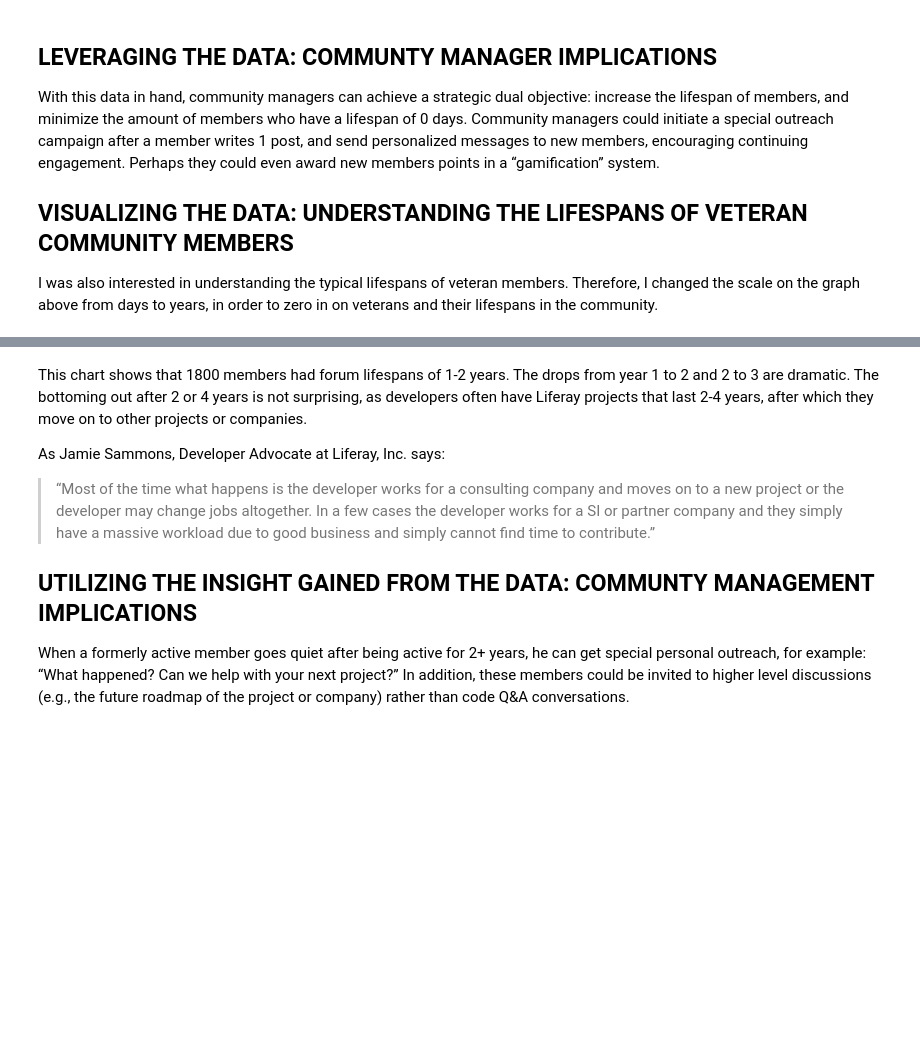
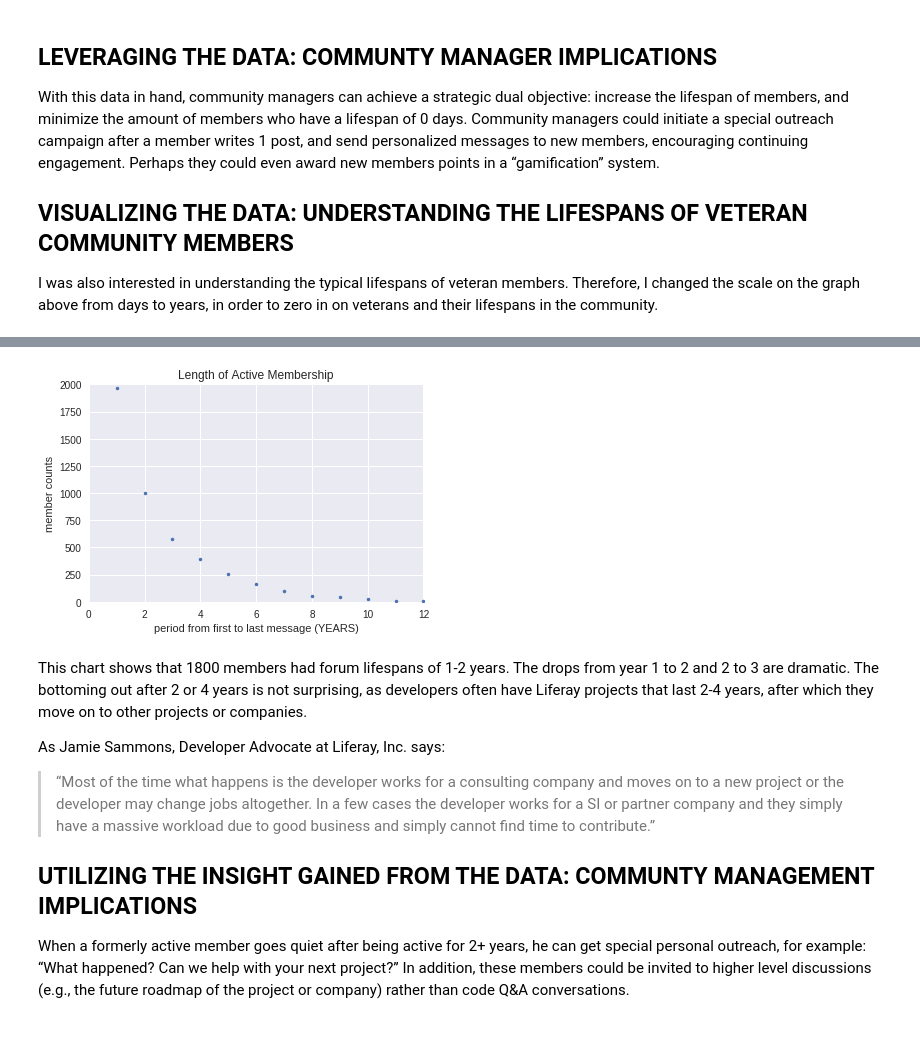
Before and after one commit to azawel/online-communities, a Jupyter notebook: Community+Management+Meets+Data+Science+_+Liferay.ipynb, the cells around one changed output, grey strips where cells are left out. Saved outputs shown, nothing was run; the diff lists cells and outputs as text; code cells hidden in the pictures; blank space fills up the shorter version.

```diff
--- a/Community+Management+Meets+Data+Science+_+Liferay.ipynb
+++ b/Community+Management+Meets+Data+Science+_+Liferay.ipynb
@@ -152,3 +156,16 @@ plt.show()
+# %%
+lifespan_years = lifespan_days//365
+freqyear = lifespan_years.value_counts()
+plt.plot(freqyear,'.');
+plt.axis([0, 12, 0,2000]);
+plt.xlabel('period from first to last message (YEARS)')
+plt.ylabel('member counts')
+plt.title('Length of Active Membership')
+plt.grid(True)
+
+plt.show()
+# %% [output]
+[figure, added]
 # %% [markdown]
 This chart shows that 1800 members had forum lifespans of 1-2 years. The drops from year 1 to 2 and 2 to 3 are dramatic.  The bottoming out after 2 or 4 years is not surprising, as developers often have Liferay projects that last 2-4 years, after which they move on to other projects or companies.
 
```
Also changed, not shown: parts of 10 cells of this notebook.
